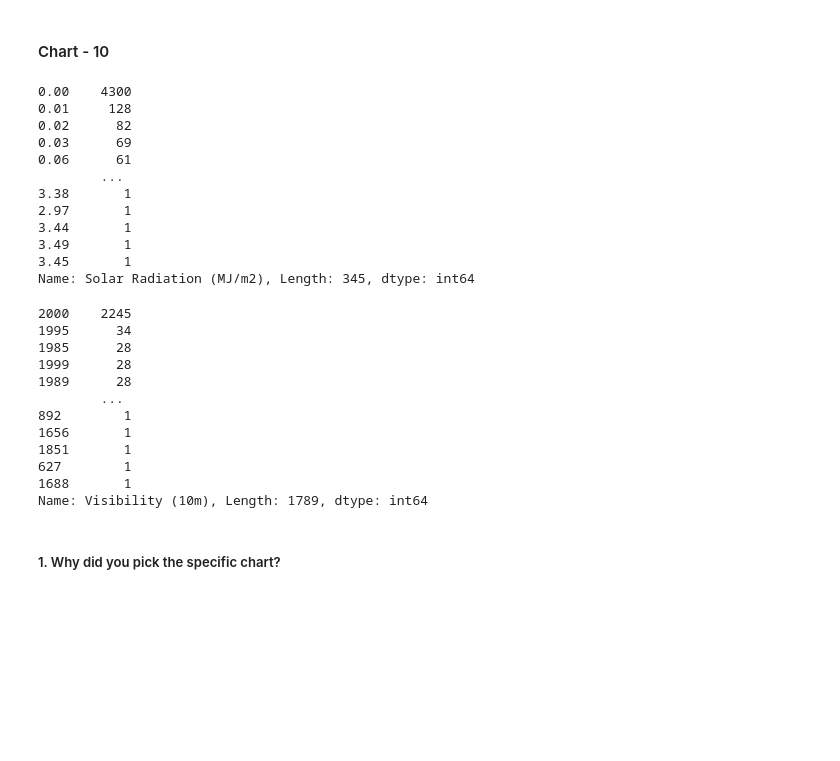
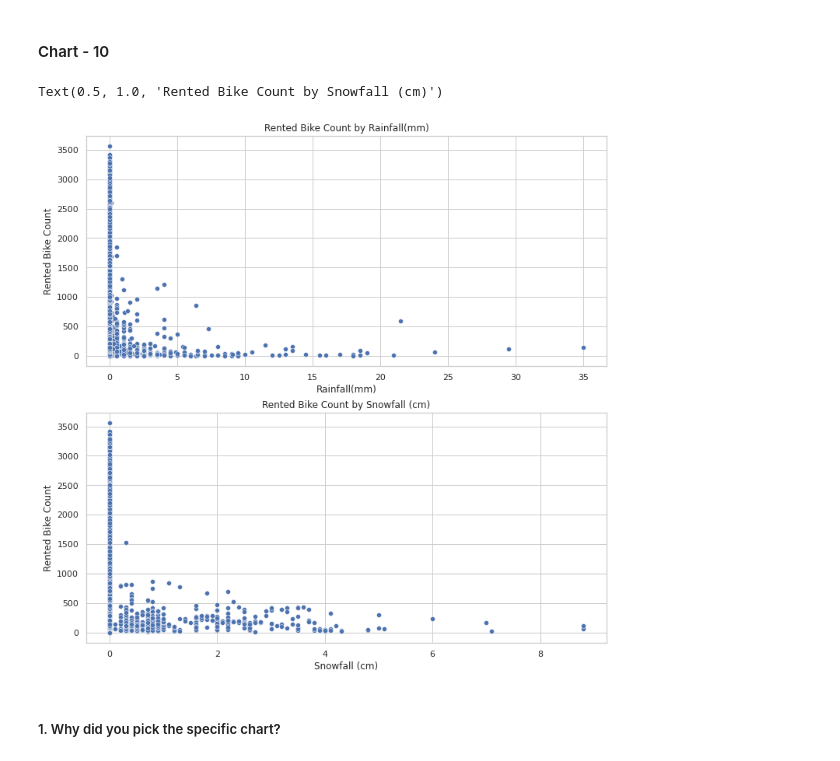
Before and after one commit to ayush9304/BikeSharingDemandPrediction, a Jupyter notebook: Bike_Sharing_Demand_Prediction.ipynb, the cells around one changed output. Drawn from its saved outputs; the diff is of its cells as text; code cells hidden in the pictures; blank space fills up the shorter version.

```diff
--- a/Bike_Sharing_Demand_Prediction.ipynb
+++ b/Bike_Sharing_Demand_Prediction.ipynb
@@ -611,36 +599,19 @@ Are there any insights that lead to negative growth? Justify with specific reaso
 Answer Here
 # %% [markdown]
 #### Chart - 10
-# %%
-df['Solar Radiation (MJ/m2)'].value_counts()
-# %% [output]
-0.00    4300
-0.01     128
-0.02      82
-0.03      69
-0.06      61
-        ...
-3.38       1
-2.97       1
-3.44       1
-3.49       1
-3.45       1
-Name: Solar Radiation (MJ/m2), Length: 345, dtype: int64
-# %%
-df['Visibility (10m)'].value_counts()
-# %% [output]
-2000    2245
-1995      34
-1985      28
-1999      28
-1989      28
-        ...
-892        1
-1656       1
-1851       1
-627        1
-1688       1
-Name: Visibility (10m), Length: 1789, dtype: int64
+# %%
+plt.figure(figsize=(12,12))
+
+plt.subplot(2,1,1)
+sns.scatterplot(x='Rainfall(mm)', y='Rented Bike Count', data=df)
+plt.title("Rented Bike Count by Rainfall(mm)")
+
+plt.subplot(2,1,2)
+sns.scatterplot(x='Snowfall (cm)', y='Rented Bike Count', data=df)
+plt.title("Rented Bike Count by Snowfall (cm)")
+# %% [output]
+Text(0.5, 1.0, 'Rented Bike Count by Snowfall (cm)')
+[figure, added]
 # %% [markdown]
 ##### 1. Why did you pick the specific chart?
 # %% [markdown]
```
Also changed, not shown: parts of 41 cells of this notebook.
